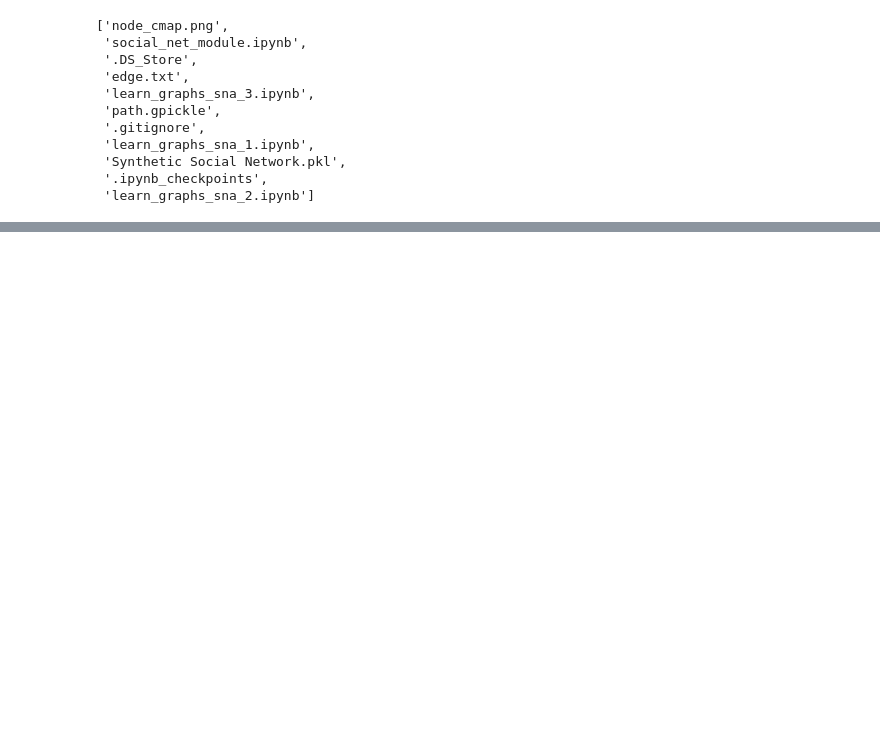
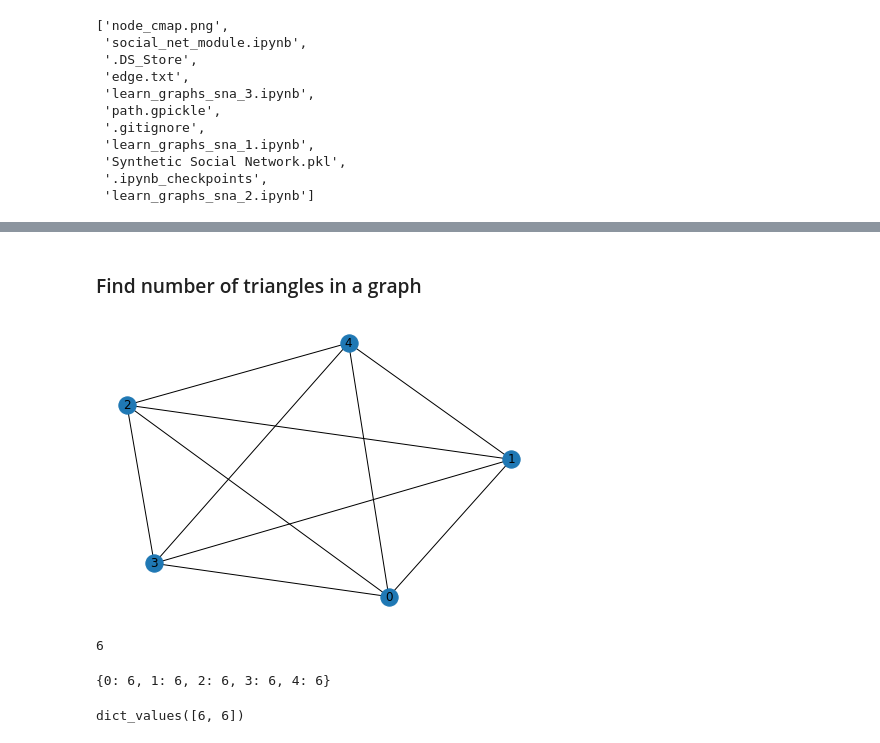
Before and after one commit to soslin/social-network-analysis, a Jupyter notebook: soc-net-class/social_net_module.ipynb, the cells around one changed output, grey strips where cells are left out. Saved outputs shown, nothing was run; the diff lists cells and outputs as text; code cells hidden in the pictures; blank space fills up the shorter version.

```diff
--- a/soc-net-class/social_net_module.ipynb
+++ b/soc-net-class/social_net_module.ipynb
@@ -46,0 +56,23 @@ AttributeError: 'Graph' object has no attribute '_adj'
+# %% [markdown]
+### Find number of triangles in a graph
+# %%
+cg = nx.complete_graph(5) #click graph = all nodes are connected to all other nodes
+
+nx.draw(cg, with_labels = True)
+# %% [output]
+[figure, added]
+# %%
+# print number of triangles at node 0
+print(nx.triangles(cg, 0))
+# %% [output]
+6
+# %%
+#print the number of tiangles in the graph
+print(nx.triangles(cg))
+# %% [output]
+{0: 6, 1: 6, 2: 6, 3: 6, 4: 6}
+# %%
+#print list of triangles at nodes 0 & 1
+print(nx.triangles(cg,(0,1)).values())
+# %% [output]
+dict_values([6, 6])
```
Also changed, not shown: parts of 7 cells of this notebook.
